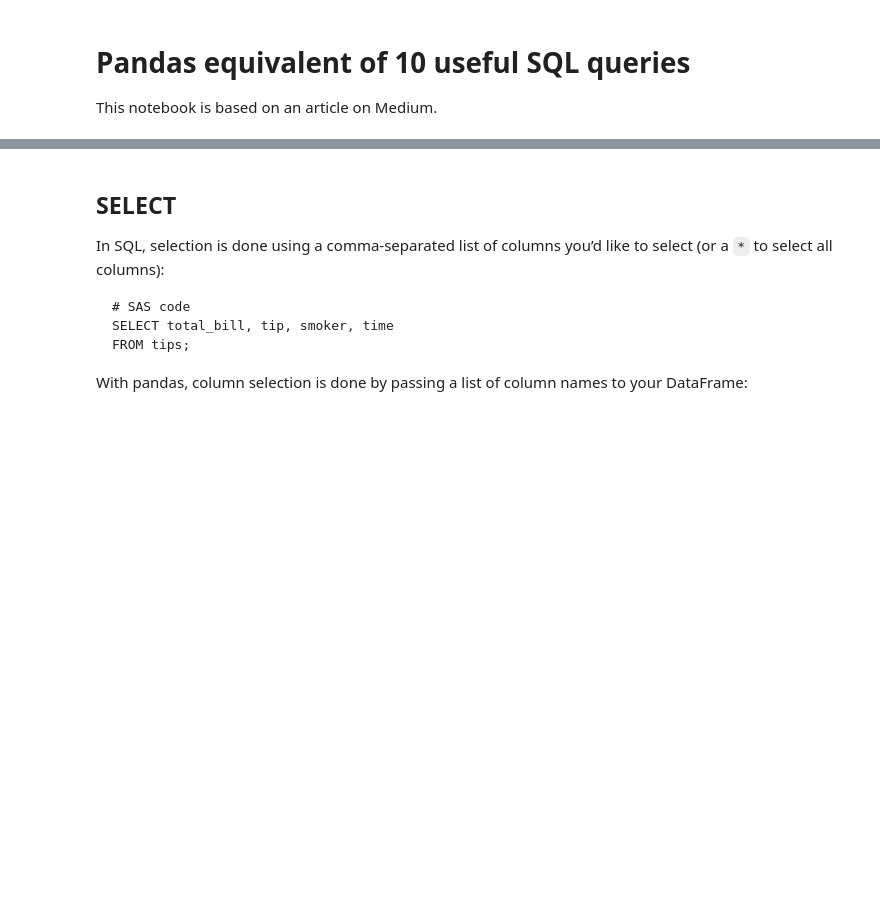
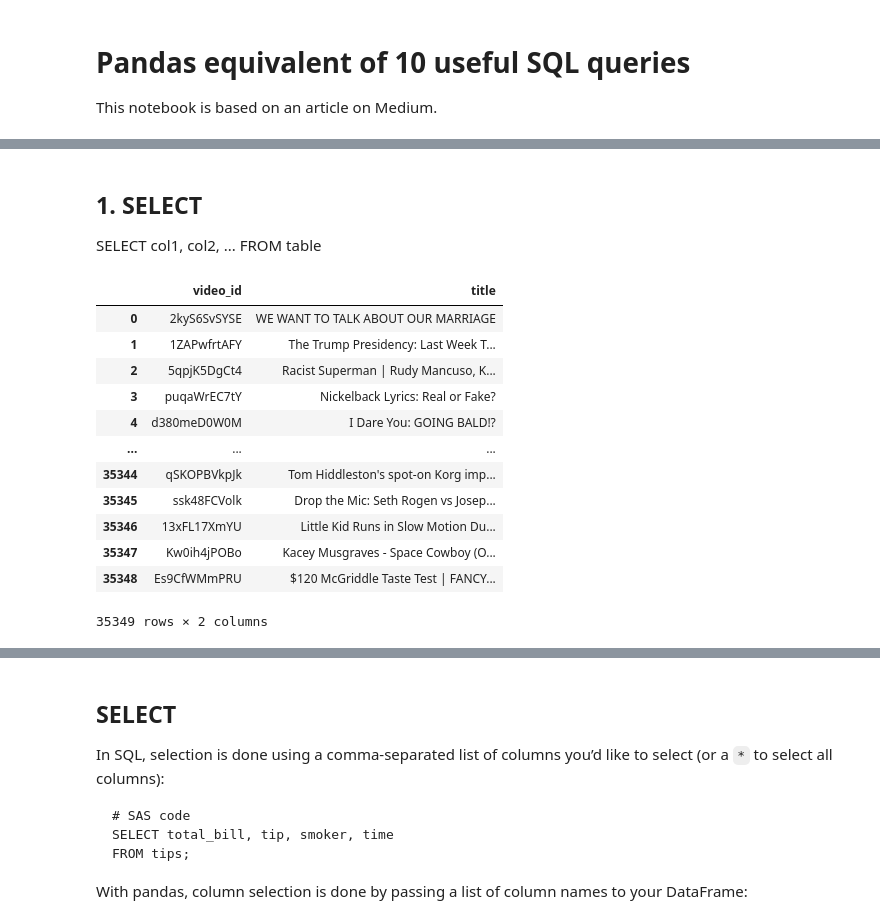
Before and after one commit to stevenkhwun/P4DS, a Jupyter notebook: SQL_in_Python_MediumArticle.ipynb, the cells around one changed output, grey strips where cells are left out. Cells and saved outputs as stored; diff of their text form; code cells hidden in the pictures; blank space fills up the shorter version.

```diff
--- a/SQL_in_Python_MediumArticle.ipynb
+++ b/SQL_in_Python_MediumArticle.ipynb
@@ -47,0 +30,20 @@ df = df.sort_values("col1")
+# %% [markdown]
+## 1. SELECT
+
+SELECT col1, col2, ... FROM table
+# %%
+usvideos[["video_id", "title"]]
+# %% [output]
+|  | video_id | title |
+| 0 | 2kyS6SvSYSE | WE WANT TO TALK ABOUT OUR MARRIAGE |
+| 1 | 1ZAPwfrtAFY | The Trump Presidency: Last Week T... |
+| 2 | 5qpjK5DgCt4 | Racist Superman | Rudy Mancuso, K... |
+| 3 | puqaWrEC7tY | Nickelback Lyrics: Real or Fake? |
+| 4 | d380meD0W0M | I Dare You: GOING BALD!? |
+| ... | ... | ... |
+| 35344 | qSKOPBVkpJk | Tom Hiddleston's spot-on Korg imp... |
+| 35345 | ssk48FCVolk | Drop the Mic: Seth Rogen vs Josep... |
+| 35346 | 13xFL17XmYU | Little Kid Runs in Slow Motion Du... |
+| 35347 | Kw0ih4jPOBo | Kacey Musgraves - Space Cowboy (O... |
+| 35348 | Es9CfWMmPRU | $120 McGriddle Taste Test | FANCY... |
+35349 rows × 2 columns
```
Also changed, not shown: parts of 11 cells of this notebook.
